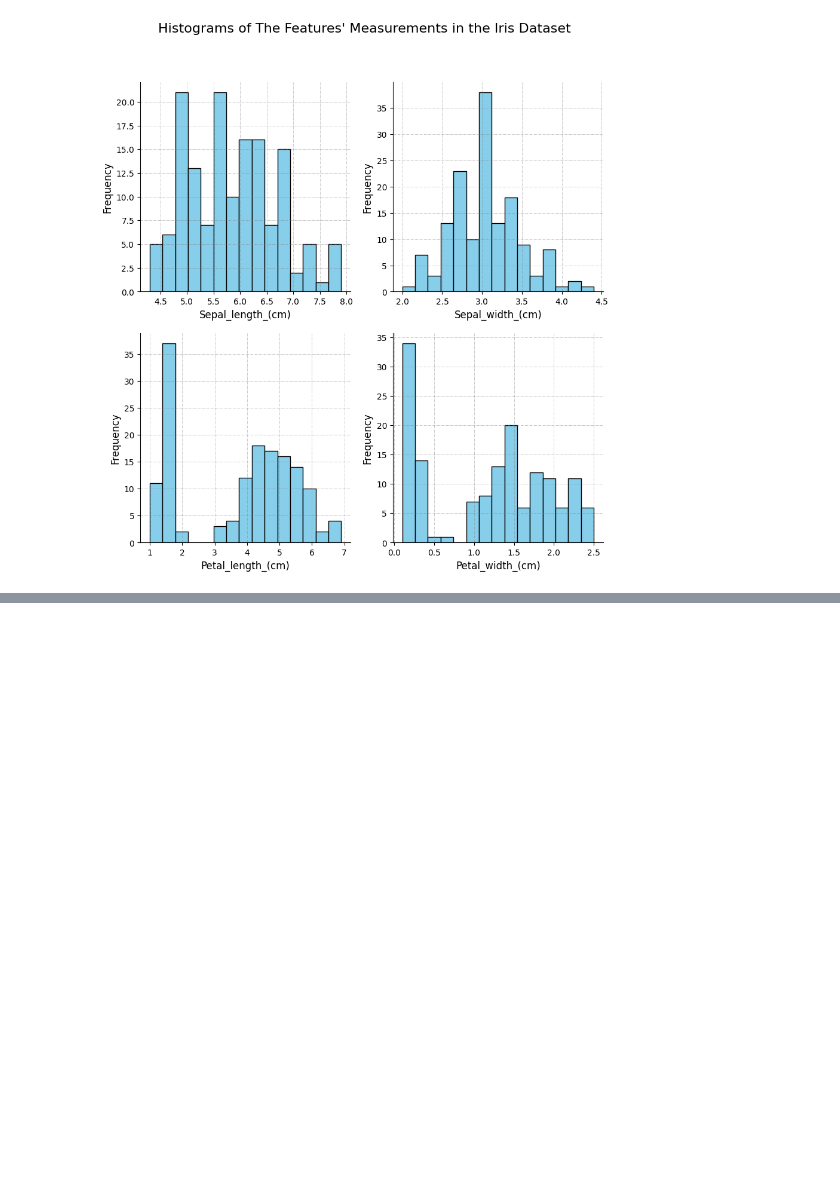
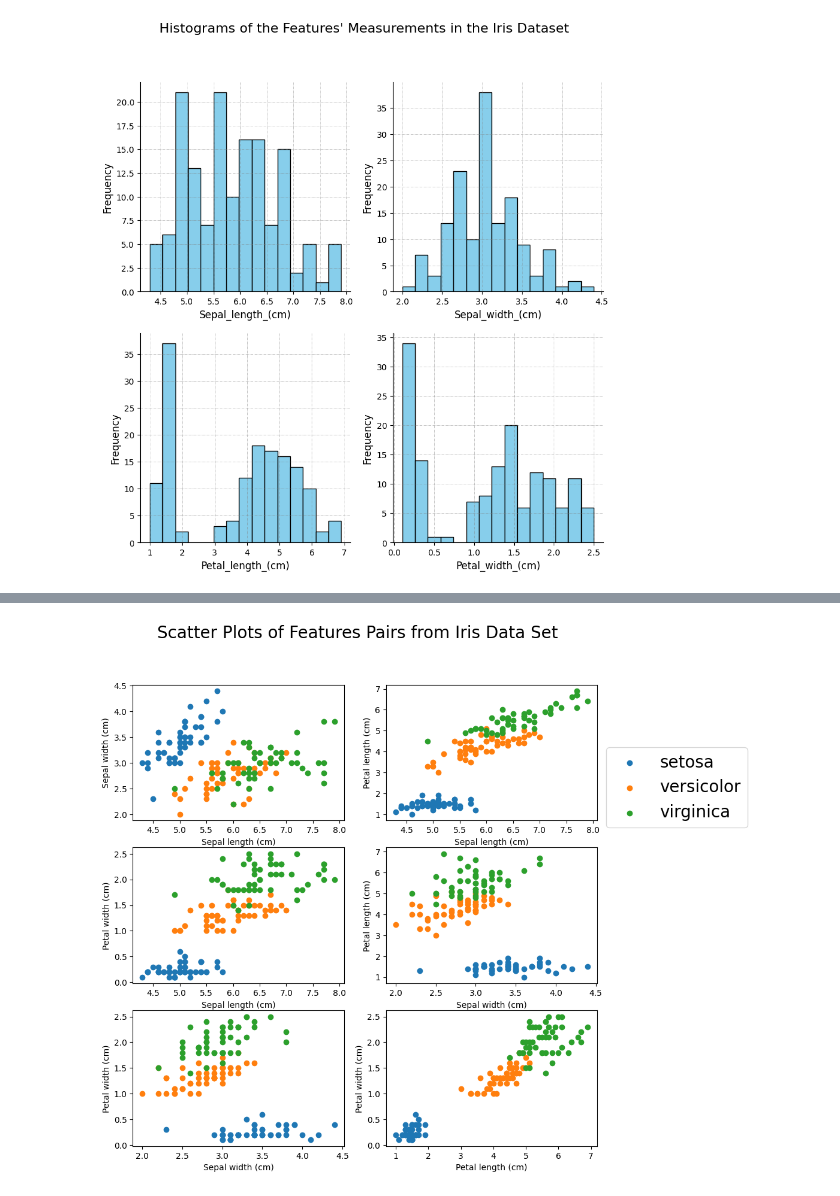
Before and after one commit to aldaszarnauskas/exploratory_analysis_iris_dataset, a Jupyter notebook: pands-project.ipynb, the cells around one changed output, grey strips where cells are left out. Cells and saved outputs as stored; diff of their text form; code cells hidden in the pictures; blank space fills up the shorter version.

Commit message:
Scatter plots in progress

```diff
--- a/pands-project.ipynb
+++ b/pands-project.ipynb
@@ -230,12 +196,0 @@ def plot_scatter(df, feature1, feature2):
-# %%
-features = df.iloc[:,:4].columns
-
-for i in range(len(features) - 1):
-    plot_scatter(df, features[i], features[i+1])
-    if i+2 < 4:
-        plot_scatter(df, features[i], features[i+2])
-    if i+3 < 4:
-        plot_scatter(df, features[i], features[i+3])
-
-
-plot_scatter(df, "petal_length_(cm)", "petal_width_(cm)")
@@ -249,0 +235,29 @@ plot_scatter(df, "petal_length_(cm)", "petal_width_(cm)")
+# %%
+features = df.iloc[:,:4].columns
+
+
+# Define a layout of subplots
+fig, axs = plt.subplots(3, 2, figsize=(10, 10))
+axs = axs.flat
+# Go through each axis in the previously defined layout
+# and plot a scatter plot of each feature
+count = 0
+for i in range(len(features) - 1):
+    plot_scatter(df, axs[count], features[i], features[i+1])
+    count += 1
+
+    if i+2 < 4:
+        plot_scatter(df, axs[count], features[i], features[i+2])
+        count += 1
+
+    if i+3 < 4:
+        plot_scatter(df, axs[count], features[i], features[i+3])
+        count += 1
+
+
+plt.legend(df["class"].unique(), bbox_to_anchor=(1.75, 3), ncol=1, prop={'size': 20})
+fig.suptitle("Scatter Plots of Features Pairs from Iris Data Set", fontsize=20)
+plt.savefig("scatter_plots.png", dpi=300, bbox_inches = 'tight')
+plt.show()
+# %% [output]
+[figure, added]
```
Also changed, not shown: parts of 10 cells of this notebook, 7 other files.
